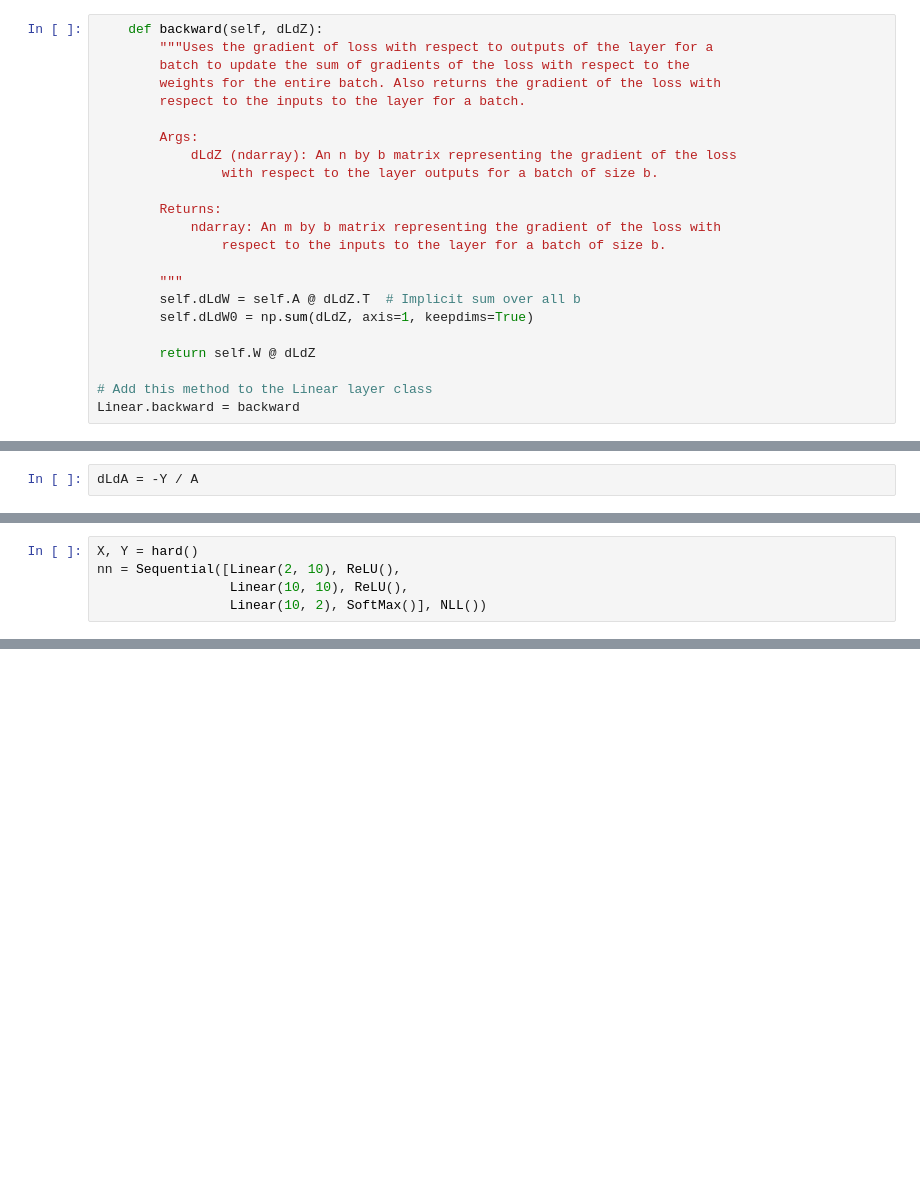
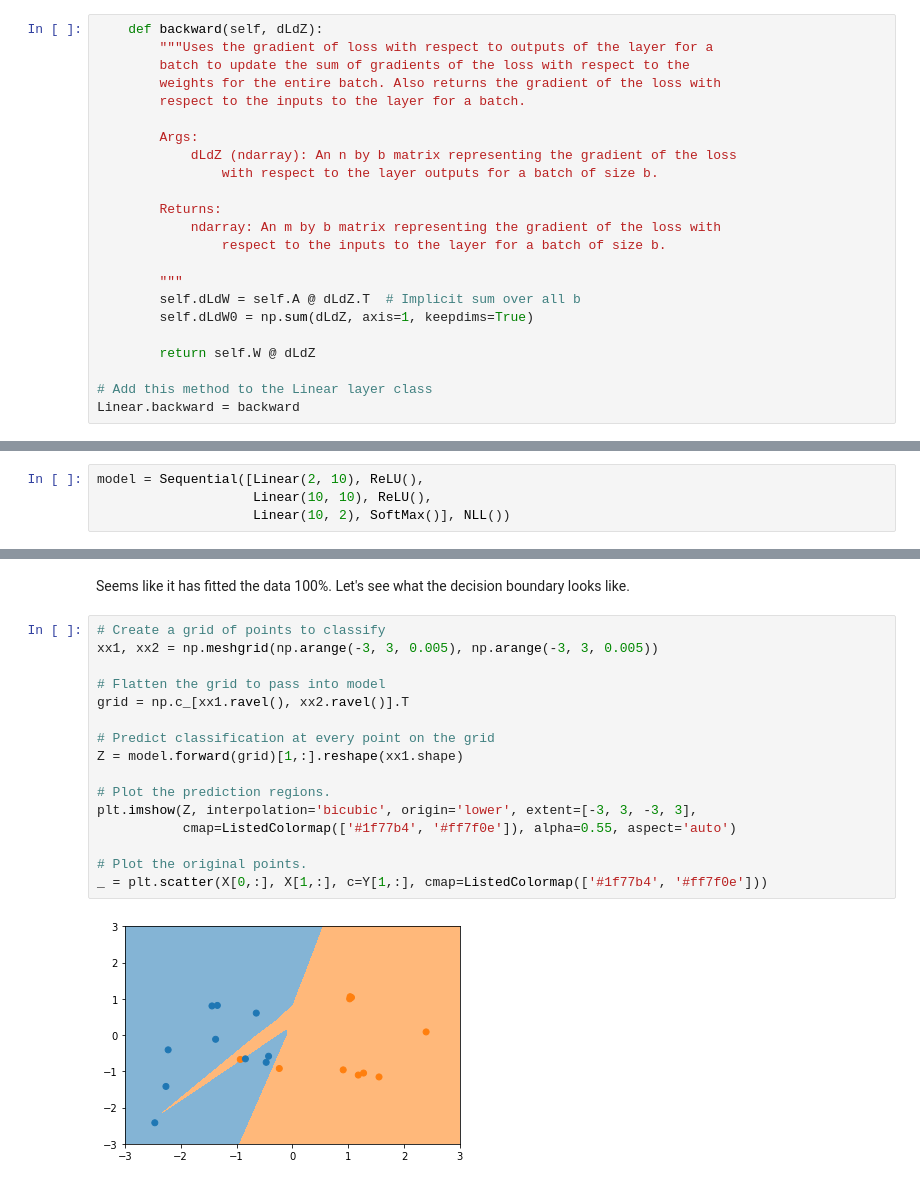
Before and after one commit to RobertDurfee/Notes, a Jupyter notebook: 18-19S/6.036/TensorFlow/NumPyFeedForwardNeuralNetwork.ipynb, the cells around one changed output, grey strips where cells are left out. Cells and saved outputs as stored; diff of their text form; blank space fills up the shorter version.

```diff
--- a/18-19S/6.036/TensorFlow/NumPyFeedForwardNeuralNetwork.ipynb
+++ b/18-19S/6.036/TensorFlow/NumPyFeedForwardNeuralNetwork.ipynb
@@ -328,2 +102,0 @@ array([[[-20., -35., -15.],
-# %%
-dLdA = -Y / A
@@ -489,5 +102,0 @@ class Sequential:
-# %%
-X, Y = hard()
-nn = Sequential([Linear(2, 10), ReLU(),
-                 Linear(10, 10), ReLU(),
-                 Linear(10, 2), SoftMax()], NLL())
@@ -493,0 +515,4 @@ nn = Sequential([Linear(2, 10), ReLU(),
+# %%
+model = Sequential([Linear(2, 10), ReLU(),
+                    Linear(10, 10), ReLU(),
+                    Linear(10, 2), SoftMax()], NLL())
@@ -493,0 +541,20 @@ nn = Sequential([Linear(2, 10), ReLU(),
+# %% [markdown]
+Seems like it has fitted the data 100\%. Let's see what the decision boundary looks like.
+# %%
+# Create a grid of points to classify
+xx1, xx2 = np.meshgrid(np.arange(-3, 3, 0.005), np.arange(-3, 3, 0.005))
+
+# Flatten the grid to pass into model
+grid = np.c_[xx1.ravel(), xx2.ravel()].T
+
+# Predict classification at every point on the grid
+Z = model.forward(grid)[1,:].reshape(xx1.shape)
+
+# Plot the prediction regions.
+plt.imshow(Z, interpolation='bicubic', origin='lower', extent=[-3, 3, -3, 3],
+           cmap=ListedColormap(['#1f77b4', '#ff7f0e']), alpha=0.55, aspect='auto')
+
+# Plot the original points.
+_ = plt.scatter(X[0,:], X[1,:], c=Y[1,:], cmap=ListedColormap(['#1f77b4', '#ff7f0e']))
+# %% [output]
+[figure, added]
```
Also changed, not shown: parts of 72 cells of this notebook.
